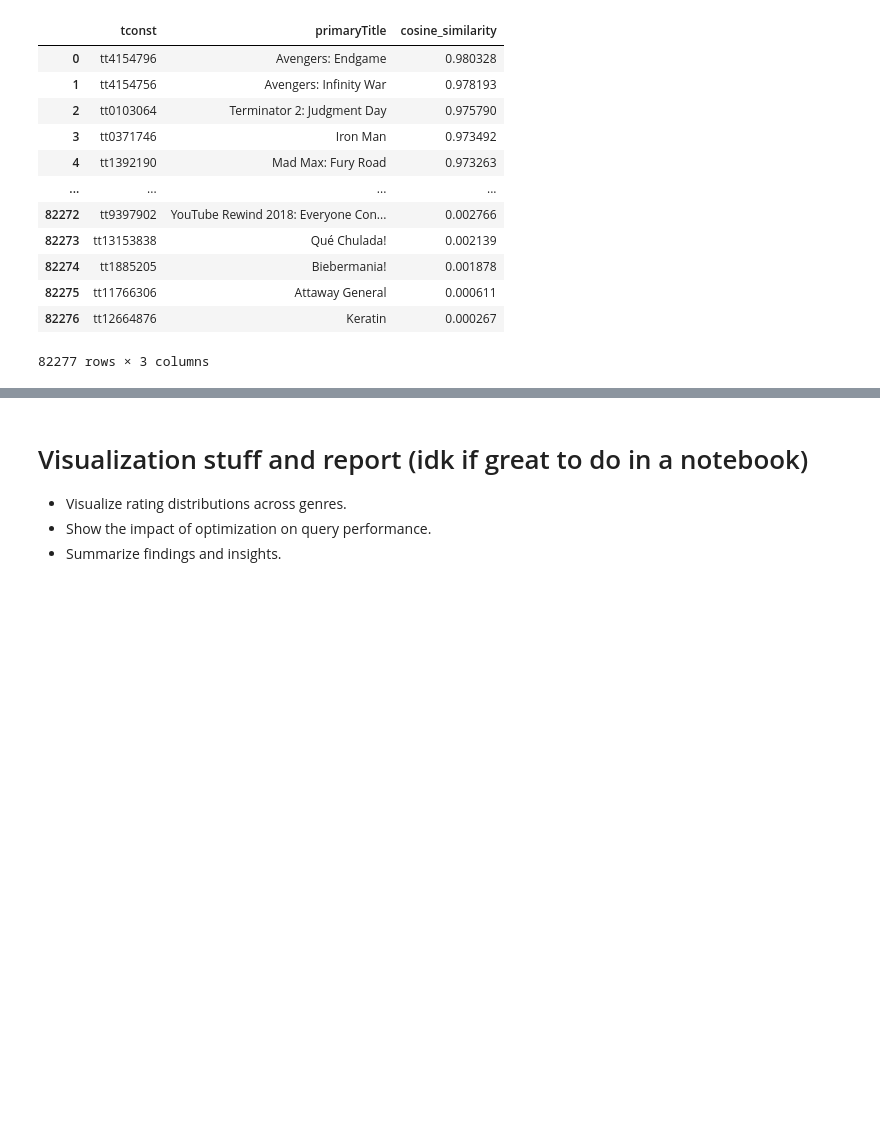
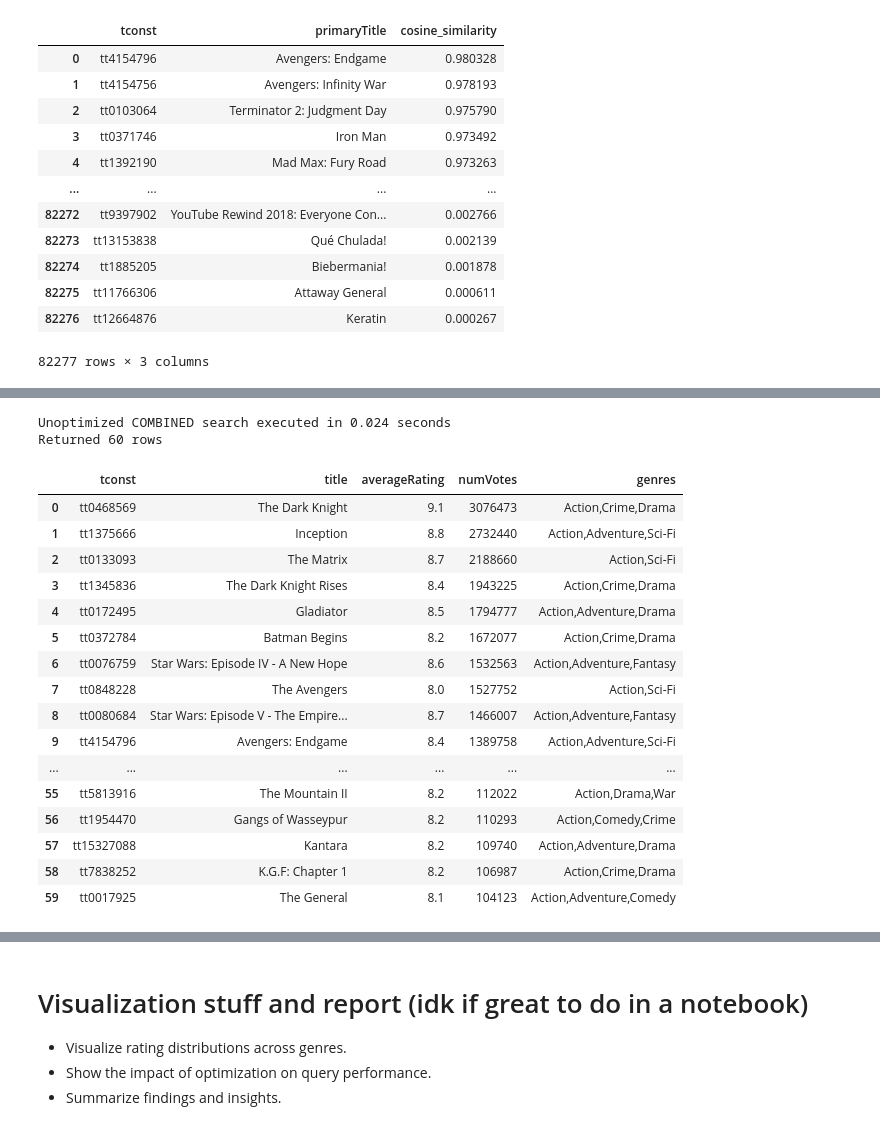
Before and after one commit to JeyyM/stadvdb-imdb, a Jupyter notebook: stadvdb-mco1-movie.ipynb, the cells around one changed output, grey strips where cells are left out. Cells and saved outputs as stored; diff of their text form; code cells hidden in the pictures; blank space fills up the shorter version.

```diff
--- a/stadvdb-mco1-movie.ipynb
+++ b/stadvdb-mco1-movie.ipynb
@@ -883,0 +1044,23 @@ Optimized similarity query executed in 1.761 seconds
+# %%
+# Test 2: Genre + High Rating (This will be more similar)
+combined_search_unoptimized(genre="Action", min_rating=8.0, min_votes=100000)
+# %% [output]
+Unoptimized COMBINED search executed in 0.024 seconds
+Returned 60 rows
+|  | tconst | title | averageRating | numVotes | genres |
+| 0 | tt0468569 | The Dark Knight | 9.1 | 3076473 | Action,Crime,Drama |
+| 1 | tt1375666 | Inception | 8.8 | 2732440 | Action,Adventure,Sci-Fi |
+| 2 | tt0133093 | The Matrix | 8.7 | 2188660 | Action,Sci-Fi |
+| 3 | tt1345836 | The Dark Knight Rises | 8.4 | 1943225 | Action,Crime,Drama |
+| 4 | tt0172495 | Gladiator | 8.5 | 1794777 | Action,Adventure,Drama |
+| 5 | tt0372784 | Batman Begins | 8.2 | 1672077 | Action,Crime,Drama |
+| 6 | tt0076759 | Star Wars: Episode IV - A New Hope | 8.6 | 1532563 | Action,Adventure,Fantasy |
+| 7 | tt0848228 | The Avengers | 8.0 | 1527752 | Action,Sci-Fi |
+| 8 | tt0080684 | Star Wars: Episode V - The Empire... | 8.7 | 1466007 | Action,Adventure,Fantasy |
+| 9 | tt4154796 | Avengers: Endgame | 8.4 | 1389758 | Action,Adventure,Sci-Fi |
+| ... | ... | ... | ... | ... | ... |
+| 55 | tt5813916 | The Mountain II | 8.2 | 112022 | Action,Drama,War |
+| 56 | tt1954470 | Gangs of Wasseypur | 8.2 | 110293 | Action,Comedy,Crime |
+| 57 | tt15327088 | Kantara | 8.2 | 109740 | Action,Adventure,Drama |
+| 58 | tt7838252 | K.G.F: Chapter 1 | 8.2 | 106987 | Action,Crime,Drama |
+| 59 | tt0017925 | The General | 8.1 | 104123 | Action,Adventure,Comedy |
```
Also changed, not shown: parts of 9 cells of this notebook.
